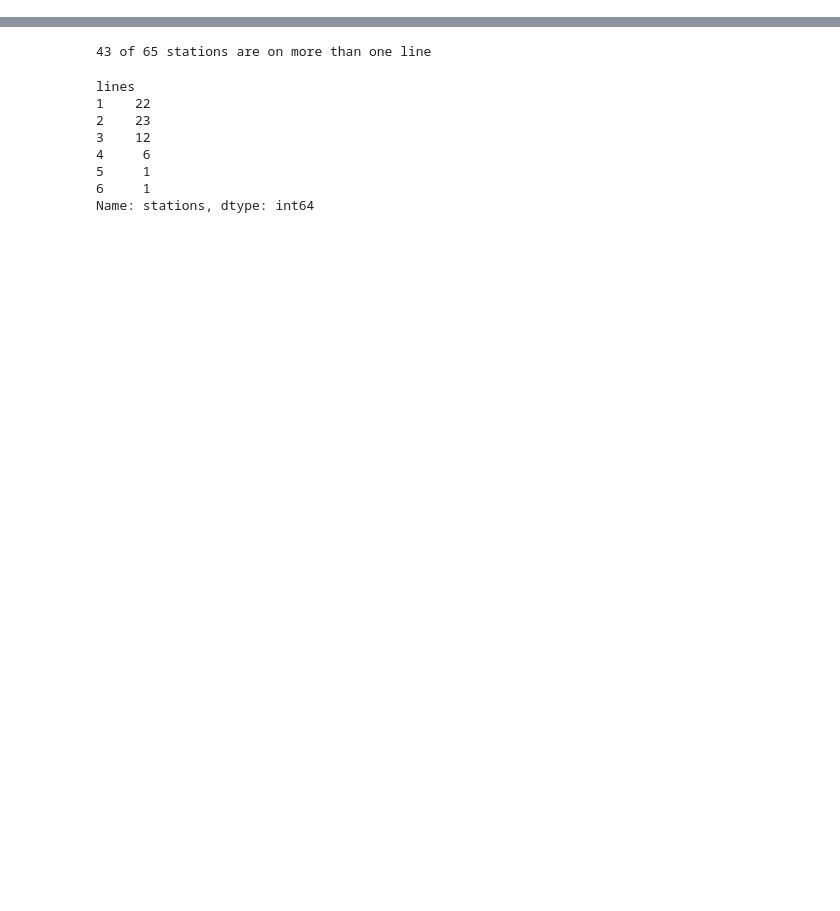
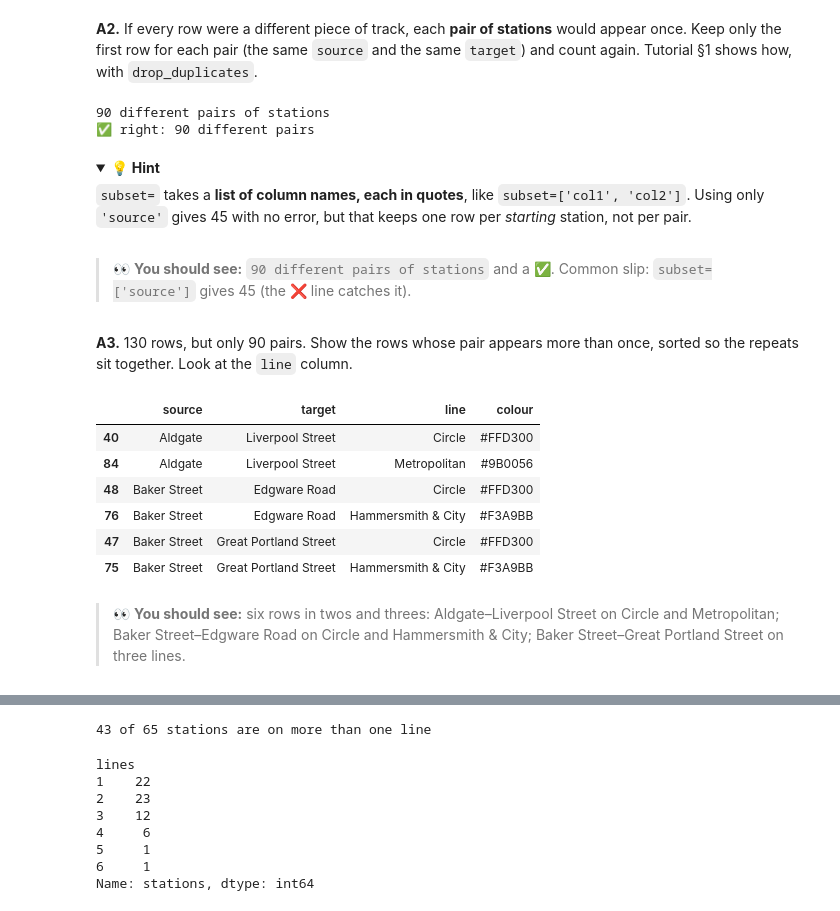
Before and after one commit to urbanteacher/slideforge, a Jupyter notebook: lessons/08_Activity_IPDV_Tube_Networks_Solutions.ipynb, the cells around one changed output, grey strips where cells are left out. Drawn from its saved outputs; the diff is of its cells as text; code cells hidden in the pictures; folded sections open; blank space fills up the shorter version.

```diff
--- a/lessons/08_Activity_IPDV_Tube_Networks_Solutions.ipynb
+++ b/lessons/08_Activity_IPDV_Tube_Networks_Solutions.ipynb
@@ -260,0 +129,34 @@ A **tree** needs every child to have exactly **one** parent. Suppose we try Tube
+# %% [markdown]
+**A2.** If every row were a different piece of track, each **pair of stations** would appear once. Keep only
+the first row for each pair (the same `source` and the same `target`) and count again. Tutorial §1 shows how,
+with `drop_duplicates`.
+# %%
+pairs = edges.drop_duplicates(subset=['source', 'target'])
+print(len(pairs), 'different pairs of stations')
+check(len(pairs) == 90, 'right: 90 different pairs', 'name BOTH columns, each in quotes, as in tutorial §1')
+# %% [output]
+90 different pairs of stations
+✅ right: 90 different pairs
+# %% [markdown]
+<details><summary>💡 <b>Hint</b></summary>
+
+`subset=` takes a **list of column names, each in quotes**, like `subset=['col1', 'col2']`. Using only
+`'source'` gives 45 with no error, but that keeps one row per *starting* station, not per pair.
+</details>
+# %% [markdown]
+> 👀 **You should see:** `90 different pairs of stations` and a ✅. Common slip: `subset=['source']` gives 45 (the ❌ line catches it).
+# %% [markdown]
+**A3.** 130 rows, but only 90 pairs. Show the rows whose pair appears more than once, sorted so the repeats sit
+together. Look at the `line` column.
+# %%
+edges[edges.duplicated(subset=['source', 'target'], keep=False)].sort_values(['source', 'target']).head(6)
+# %% [output]
+|  | source | target | line | colour |
+| 40 | Aldgate | Liverpool Street | Circle | #FFD300 |
+| 84 | Aldgate | Liverpool Street | Metropolitan | #9B0056 |
+| 48 | Baker Street | Edgware Road | Circle | #FFD300 |
+| 76 | Baker Street | Edgware Road | Hammersmith & City | #F3A9BB |
+| 47 | Baker Street | Great Portland Street | Circle | #FFD300 |
+| 75 | Baker Street | Great Portland Street | Hammersmith & City | #F3A9BB |
+# %% [markdown]
+> 👀 **You should see:** six rows in twos and threes: Aldgate–Liverpool Street on Circle and Metropolitan; Baker Street–Edgware Road on Circle and Hammersmith & City; Baker Street–Great Portland Street on three lines.
```
Also changed, not shown: parts of 85 cells of this notebook, 4 other files.
